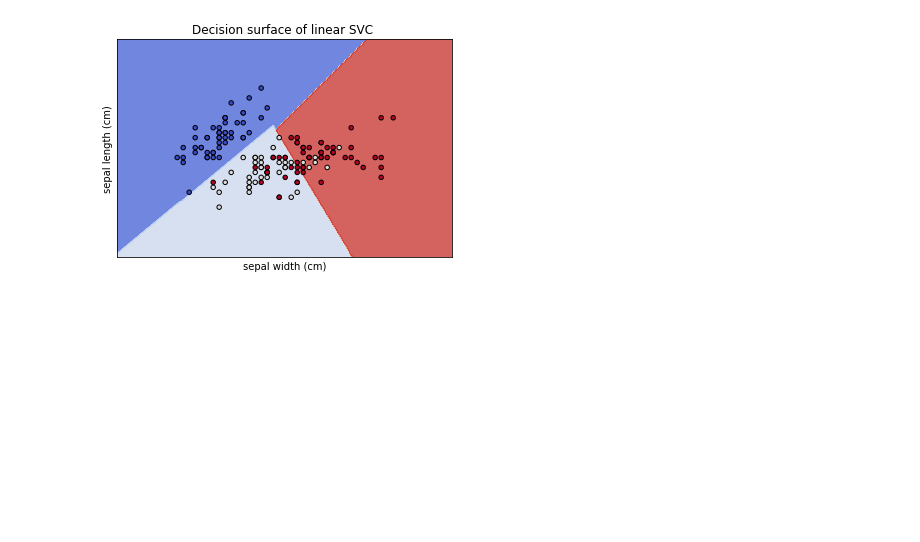
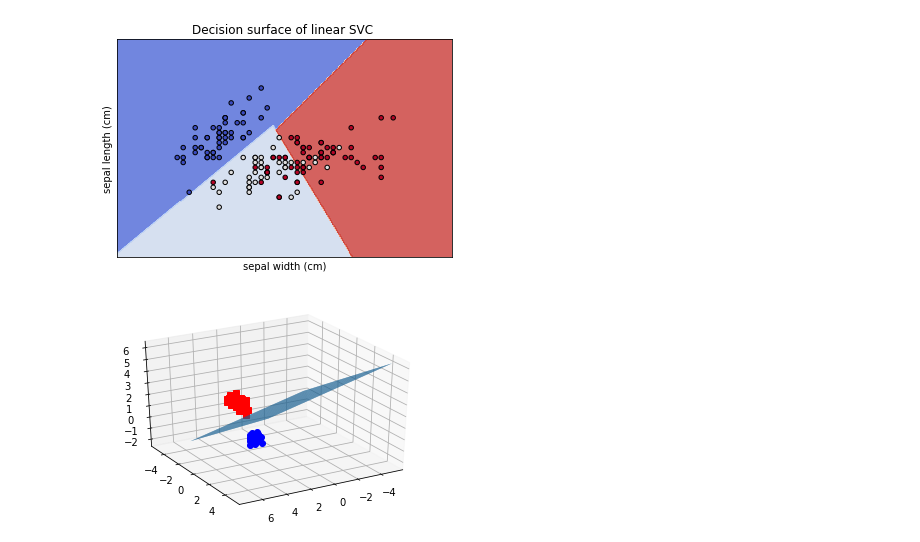
Before and after one commit to Thrilok28021996/Classification_problem, a Jupyter notebook: Application of svm on Iris and social network ads datasets.ipynb, the cells around one changed output. Cells and saved outputs as stored; diff of their text form; code cells hidden in the pictures; blank space fills up the shorter version.

```diff
--- a/Application of svm on Iris and social network ads datasets.ipynb
+++ b/Application of svm on Iris and social network ads datasets.ipynb
@@ -125,3 +125,32 @@ ax.set_title(title)
 plt.show()
 # %% [output]
 [figure]
+# %%
+# 3-d plotting
+from sklearn.svm import SVC
+import numpy as np
+import matplotlib.pyplot as plt
+from sklearn import svm, datasets
+
+from mpl_toolkits.mplot3d import Axes3D
+
+iris = datasets.load_iris()
+X = iris.data[:, :3] # we only take the first three features.
+Y = iris.target#make it binary classification problem
+X = X[np.logical_or(Y==0,Y==1)]
+Y = Y[np.logical_or(Y==0,Y==1)]
+model = svm.SVC(kernel='linear')
+clf = model.fit(X, Y)
+# The equation of the separating plane is given by all x so that np.dot(svc.coef_[0], x) + b = 0.# Solve for w3 (z)
+z = lambda x,y: (-clf.intercept_[0]-clf.coef_[0][0]*x -clf.coef_[0][1]*y) / clf.coef_[0][2]
+tmp = np.linspace(-5,5,30)
+x,y = np.meshgrid(tmp,tmp)
+fig = plt.figure()
+ax = fig.add_subplot(111, projection='3d')
+ax.plot3D(X[Y==0,0], X[Y==0,1], X[Y==0,2],'ob')
+ax.plot3D(X[Y==1,0], X[Y==1,1], X[Y==1,2],'sr')
+ax.plot_surface(x, y, z(x,y))
+ax.view_init(30, 60)
+plt.show()
+# %% [output]
+[figure, added]
```
Also changed, not shown: parts of 2 cells of this notebook.
